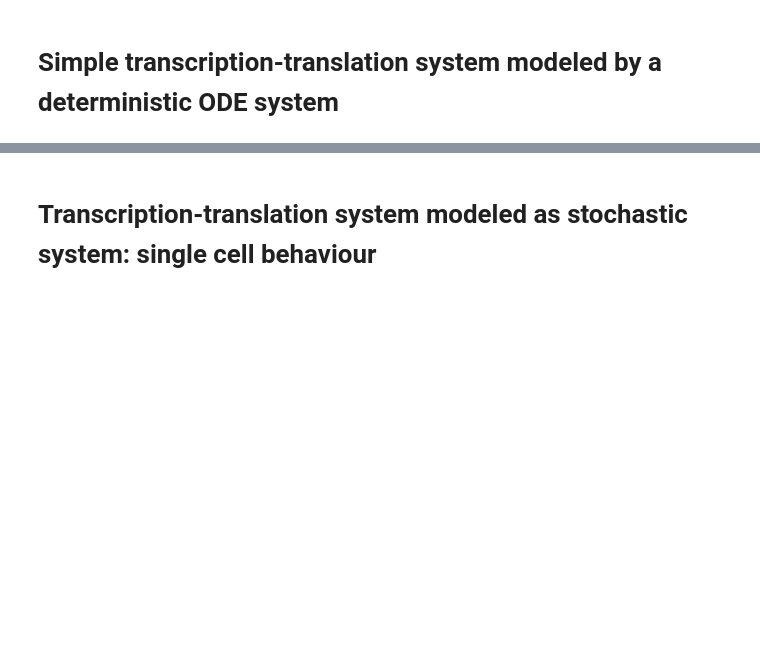
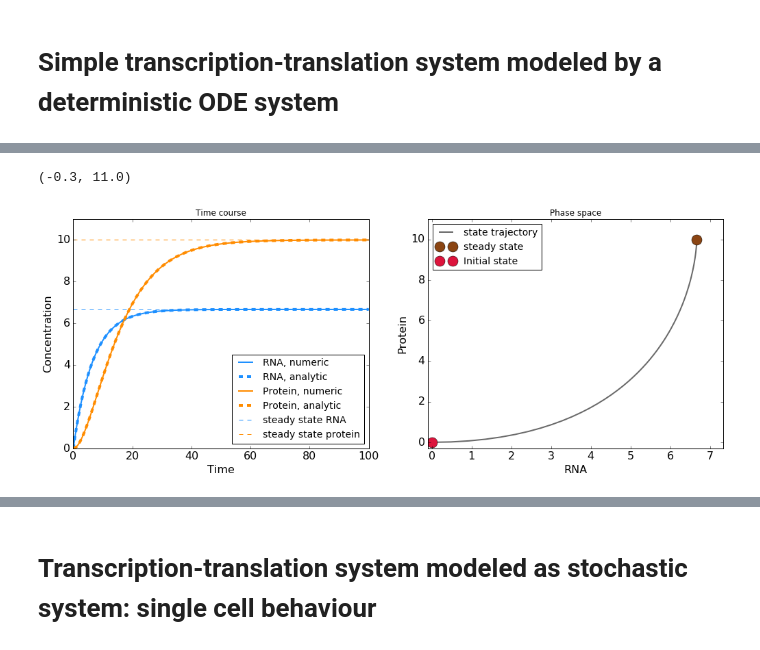
Before and after one commit to baumgast/Biomedicine-teaching, a Jupyter notebook: Biomedicine Master 2017, dynamic modeling.ipynb, the cells around one changed output, grey strips where cells are left out. Drawn from its saved outputs; the diff is of its cells as text; code cells hidden in the pictures; blank space fills up the shorter version.

```diff
--- a/Biomedicine Master 2017, dynamic modeling.ipynb
+++ b/Biomedicine Master 2017, dynamic modeling.ipynb
@@ -6,6 +6,20 @@ from scipy.integrate import odeint
 import matplotlib
 %matplotlib inline
 import pylab as pl
+
+# define some settings for plots
+matplotlib.rcParams['axes.labelsize'] = 16
+matplotlib.rcParams['xtick.labelsize'] = 16
+matplotlib.rcParams['ytick.labelsize'] = 16
+matplotlib.rcParams['legend.fontsize'] = 14
+matplotlib.rcParams['font.family'] = ['sans-serif']
+
+line_width = 2
+color_rna = 'dodgerblue'
+color_protein = 'darkorange'
+color_phase_space = 'dimgrey'
+color_initial_state = 'crimson'
+color_steady_state = 'saddlebrown'
 # %% [markdown]
 # Introduction
 # %% [markdown]
@@ -41,0 +89,52 @@ For the simple ODE system given here it is possible to obtain a analytical solut
+# %%
+# define parameters and time vector to solve the ODEs
+beta = 1
+gamma_m = 0.15
+k = 0.15
+gamma_p = 0.1
+param = [beta,gamma_m,k,gamma_p]
+
+# calculate steady state
+steady_state_RNA = beta/gamma_m
+steady_state_protein = k*beta/gamma_m/gamma_p
+
+# define intial conditions
+RNA_0 = 0
+protein_0 = 0
+y_0 = [RNA_0,protein_0]
+
+# set the time vector
+tt = sp.linspace(0,100,200)
+
+# solve the ODE system with the defined parameters and initial condition
+sol = odeint(solve_ODE_transcription_translation,y_0,tt,args = (param,))
+
+# calculate the analytic solution
+analytic = analytic_solution(tt,param)
+
+# plot the result
+fig,ax = pl.subplots(1,2, figsize = (17,6))
+ax[0].plot(tt,sol[:,0], label = 'RNA, numeric', lw = line_width,color = color_rna)
+ax[0].plot(tt,analytic[0],'--',lw = 2*line_width, color = color_rna, label = 'RNA, analytic')
+ax[0].plot(tt,sol[:,1], label = 'Protein, numeric', lw = line_width, color = color_protein)
+ax[0].plot(tt,analytic[1],'--',lw = 2*line_width, color = color_protein, label = 'Protein, analytic')
+ax[0].plot(tt,np.zeros(len(tt)) + steady_state_RNA,'--',color = color_rna,label = 'steady state RNA')
+ax[0].plot(tt,np.zeros(len(tt)) + steady_state_protein,'--',color = color_protein, label = 'steady state protein')
+ax[0].legend(loc = 'best')
+ax[0].set_xlabel('Time')
+ax[0].set_ylabel('Concentration')
+ax[0].set_title('Time course')
+ax[0].set_ylim(0,steady_state_protein+steady_state_protein*0.1)
+
+ax[1].plot(sol[:,0],sol[:,1], color = color_phase_space,lw = line_width, label = 'state trajectory')
+ax[1].plot(steady_state_RNA,steady_state_protein,'o',ms = 15,label = 'steady state', color = color_steady_state)
+ax[1].plot(RNA_0,protein_0,'o',ms = 15,label = 'Initial state', color = color_initial_state)
+ax[1].legend(loc = 'best')
+ax[1].set_ylabel('Protein')
+ax[1].set_xlabel('RNA')
+ax[1].set_title('Phase space')
+ax[1].set_xlim(-0.1,steady_state_RNA+steady_state_RNA*0.1)
+ax[1].set_ylim(-0.3,steady_state_protein+steady_state_protein*0.1)
+# %% [output]
+(-0.3, 11.0)
+[figure, added]
```
Also changed, not shown: parts of 15 cells of this notebook.
